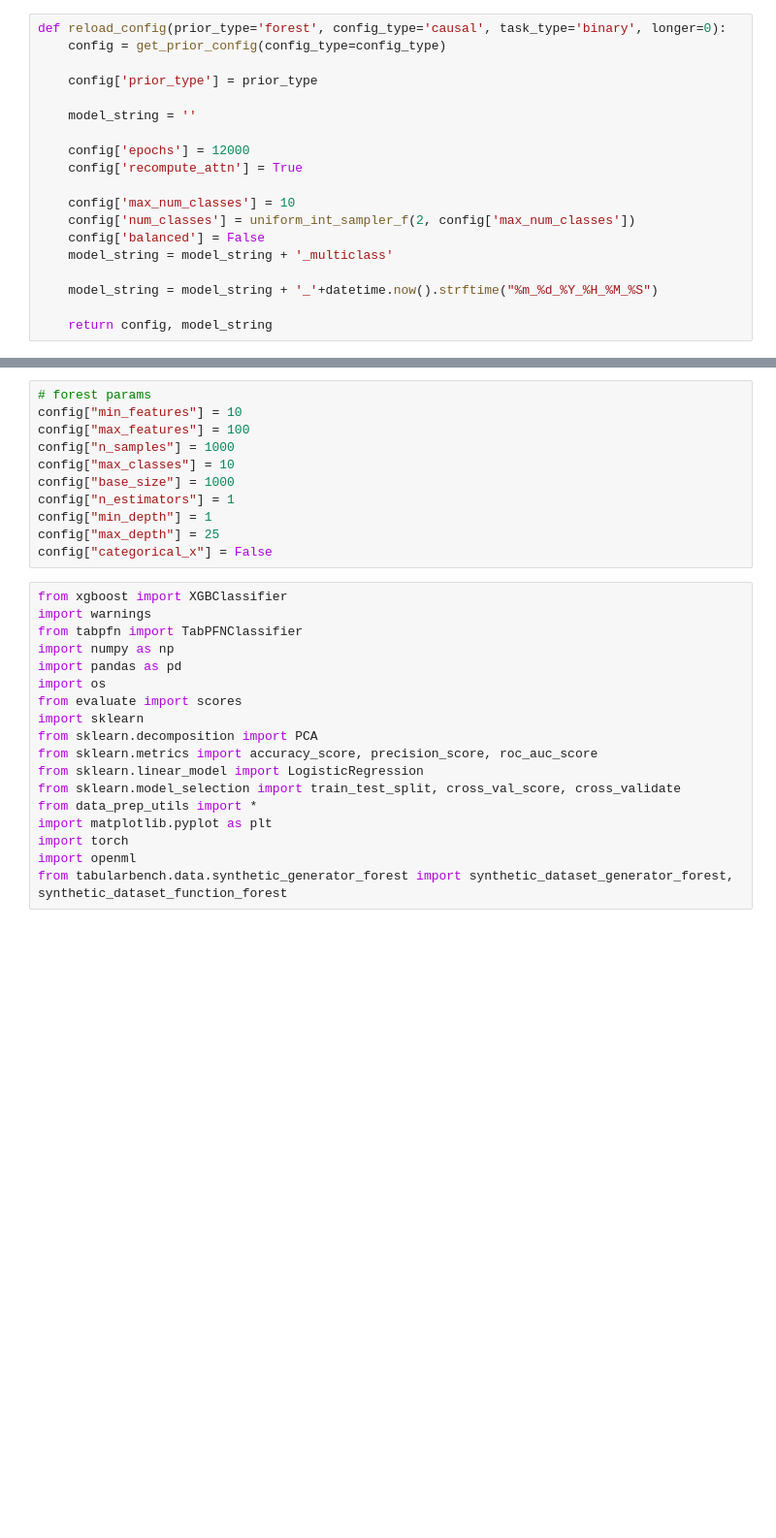
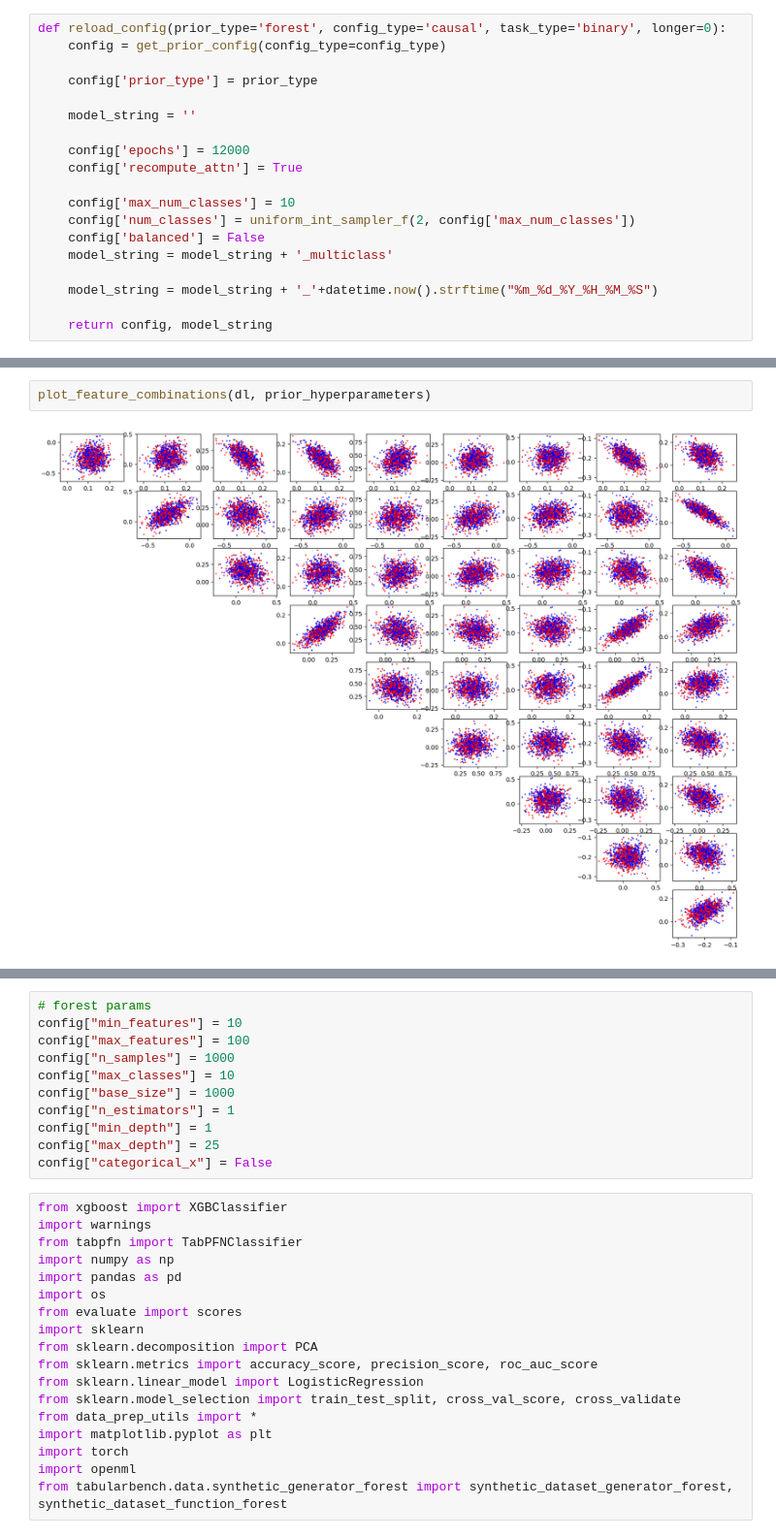
Before and after one commit to LenMetz/TabPFN-medical, a Jupyter notebook: prior_dev.ipynb, the cells around one changed output, grey strips where cells are left out. Shown at 97% size. Saved outputs shown, nothing was run; the diff lists cells and outputs as text; blank space fills up the shorter version.

```diff
--- a/prior_dev.ipynb
+++ b/prior_dev.ipynb
@@ -145 +166,5 @@ def make_get_batch(model_proto, **extra_kwargs):
+# %%
+plot_feature_combinations(dl, prior_hyperparameters)
+# %% [output]
+[figure, added]
 # %%
```
Also changed, not shown: parts of 14 cells of this notebook, 3 other files.
